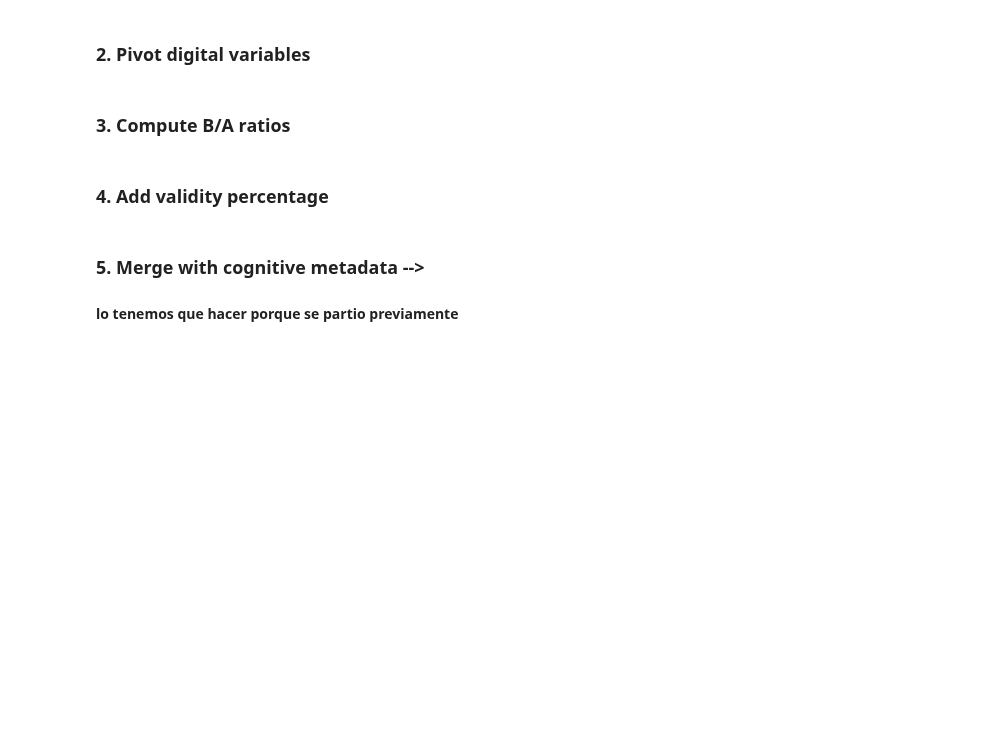
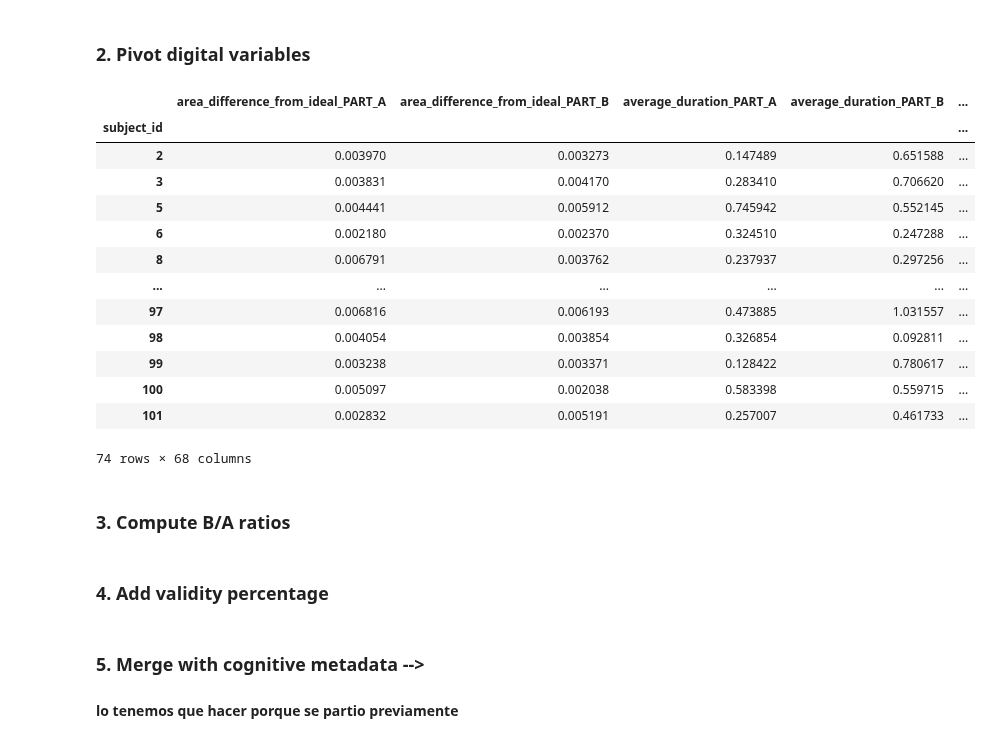
Before and after one commit to gianluca-capelo/tmt-analysis, a Jupyter notebook: notebooks/review_modelling.ipynb, the cells around one changed output. Drawn from its saved outputs; the diff is of its cells as text; code cells hidden in the pictures; blank space fills up the shorter version.

```diff
--- a/notebooks/review_modelling.ipynb
+++ b/notebooks/review_modelling.ipynb
@@ -162,6 +178,23 @@ df_digital_tmt = df_valid.pivot_table(
 
 # Flatten column names (e.g., mean_speed_PART_A)
 df_digital_tmt.columns = [f"{var}_{ttype}" for var, ttype in df_digital_tmt.columns]
+# %%
+df_digital_tmt
+# %% [output]
+|  | area_difference_from_ideal_PART_A | area_difference_from_ideal_PART_B | average_duration_PART_A | average_duration_PART_B | ... |
+| subject_id |  |  |  |  | ... |
+| 2 | 0.003970 | 0.003273 | 0.147489 | 0.651588 | ... |
+| 3 | 0.003831 | 0.004170 | 0.283410 | 0.706620 | ... |
+| 5 | 0.004441 | 0.005912 | 0.745942 | 0.552145 | ... |
+| 6 | 0.002180 | 0.002370 | 0.324510 | 0.247288 | ... |
+| 8 | 0.006791 | 0.003762 | 0.237937 | 0.297256 | ... |
+| ... | ... | ... | ... | ... | ... |
+| 97 | 0.006816 | 0.006193 | 0.473885 | 1.031557 | ... |
+| 98 | 0.004054 | 0.003854 | 0.326854 | 0.092811 | ... |
+| 99 | 0.003238 | 0.003371 | 0.128422 | 0.780617 | ... |
+| 100 | 0.005097 | 0.002038 | 0.583398 | 0.559715 | ... |
+| 101 | 0.002832 | 0.005191 | 0.257007 | 0.461733 | ... |
+74 rows × 68 columns
 # %% [markdown]
 ### 3. Compute B/A ratios
 # %%
```
Also changed, not shown: parts of 2 cells of this notebook, 2 other files.
